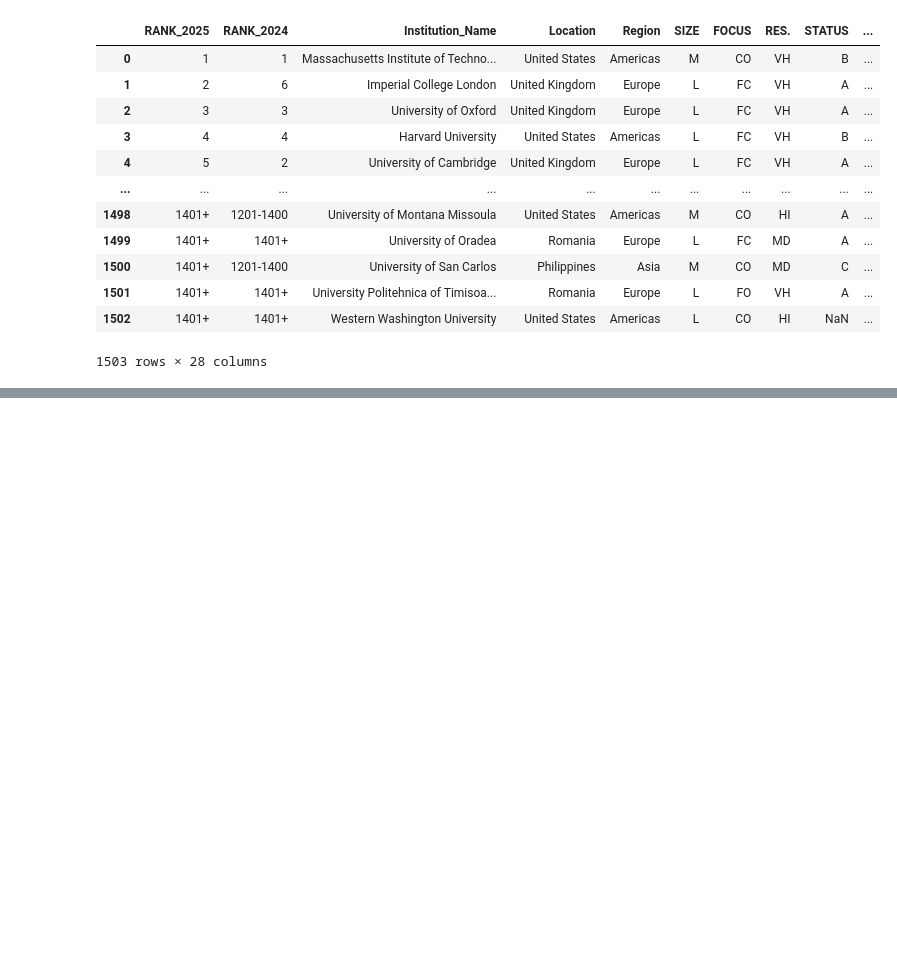
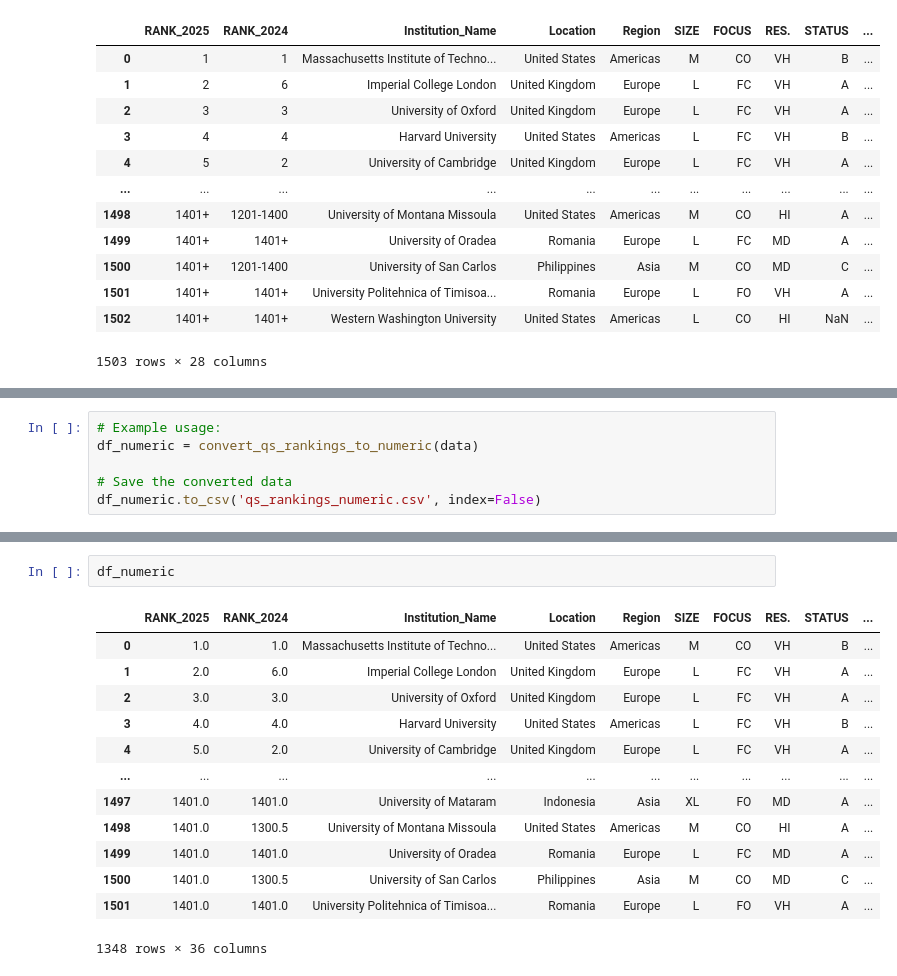
Before and after one commit to mlk500/data-coach-project1, a Jupyter notebook: project-code.ipynb, the cells around one changed output, grey strips where cells are left out. Cells and saved outputs as stored; diff of their text form; blank space fills up the shorter version.

```diff
--- a/project-code.ipynb
+++ b/project-code.ipynb
@@ -21,0 +282,6 @@ data
+# %%
+# Example usage:
+df_numeric = convert_qs_rankings_to_numeric(data)
+
+# Save the converted data
+df_numeric.to_csv('qs_rankings_numeric.csv', index=False)
@@ -21,0 +306,16 @@ data
+# %%
+df_numeric
+# %% [output]
+|  | RANK_2025 | RANK_2024 | Institution_Name | Location | Region | SIZE | FOCUS | RES. | STATUS | ... |
+| 0 | 1.0 | 1.0 | Massachusetts Institute of Techno... | United States | Americas | M | CO | VH | B | ... |
+| 1 | 2.0 | 6.0 | Imperial College London | United Kingdom | Europe | L | FC | VH | A | ... |
+| 2 | 3.0 | 3.0 | University of Oxford | United Kingdom | Europe | L | FC | VH | A | ... |
+| 3 | 4.0 | 4.0 | Harvard University | United States | Americas | L | FC | VH | B | ... |
+| 4 | 5.0 | 2.0 | University of Cambridge | United Kingdom | Europe | L | FC | VH | A | ... |
+| ... | ... | ... | ... | ... | ... | ... | ... | ... | ... | ... |
+| 1497 | 1401.0 | 1401.0 | University of Mataram | Indonesia | Asia | XL | FO | MD | A | ... |
+| 1498 | 1401.0 | 1300.5 | University of Montana Missoula | United States | Americas | M | CO | HI | A | ... |
+| 1499 | 1401.0 | 1401.0 | University of Oradea | Romania | Europe | L | FC | MD | A | ... |
+| 1500 | 1401.0 | 1300.5 | University of San Carlos | Philippines | Asia | M | CO | MD | C | ... |
+| 1501 | 1401.0 | 1401.0 | University Politehnica of Timisoa... | Romania | Europe | L | FO | VH | A | ... |
+1348 rows × 36 columns
```
Also changed, not shown: parts of 25 cells of this notebook, 3 other files.
